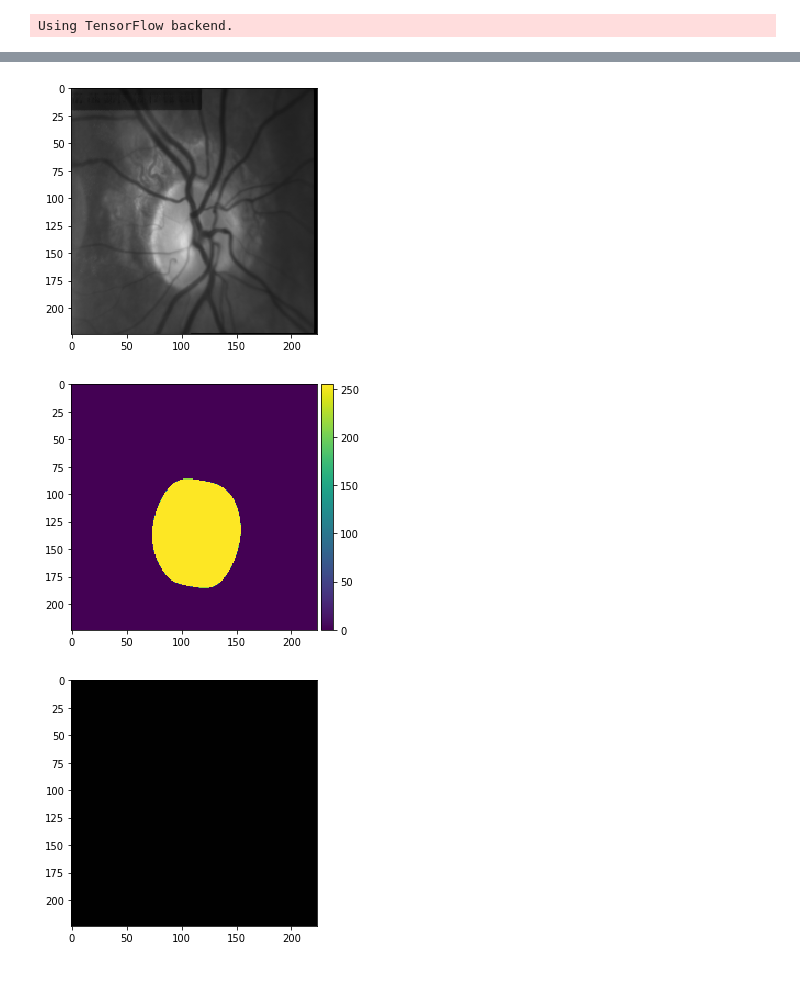
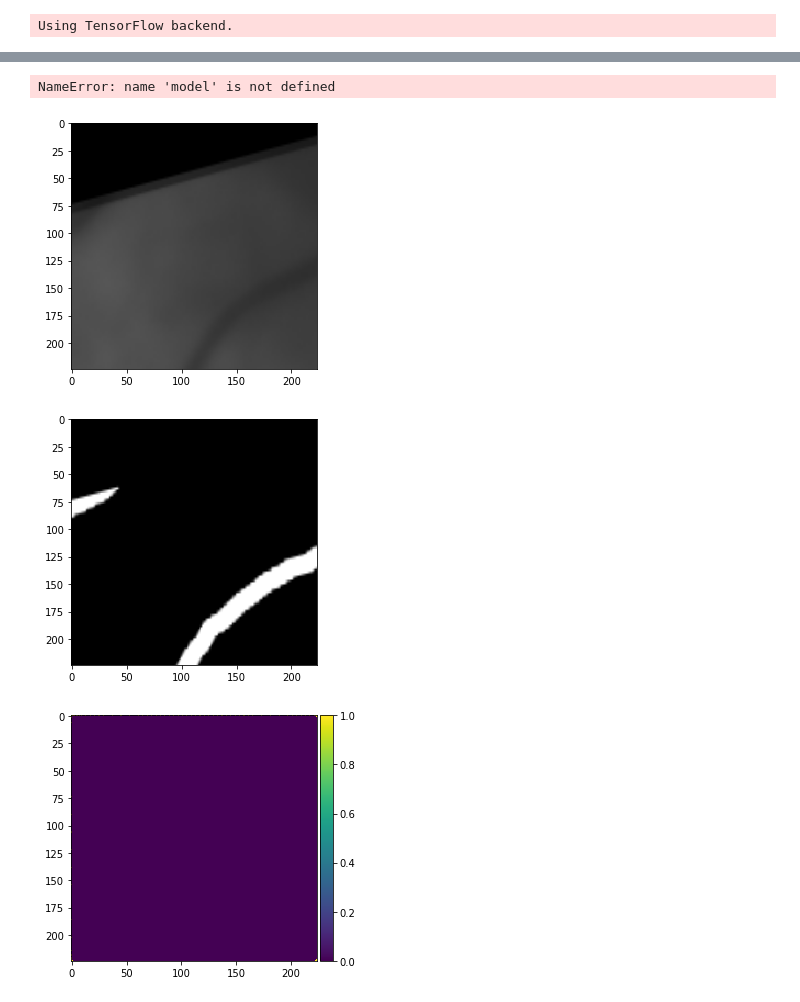
Before and after one commit to AndreaR23/vessel_segmentation, a Jupyter notebook: Test_scripts.ipynb, the cells around one changed output, grey strips where cells are left out. Cells and saved outputs as stored; diff of their text form; code cells hidden in the pictures.

```diff
--- a/Test_scripts.ipynb
+++ b/Test_scripts.ipynb
@@ -45,7 +54,7 @@ unet = Unet(img_height=img_height, img_width=img_width, img_channels=img_channel
 model = unet.create_model()
 earlystopper = EarlyStopping(patience=5, verbose=1)
 checkpointer = ModelCheckpoint('model-test.h5', verbose=1, save_best_only=True)
-results = model.fit(trainX, trainY, validation_split=0.1, batch_size=16, epochs=10,
+results = model.fit(trainX, trainY, validation_split=0.1, batch_size=32, epochs=10,
                     callbacks=[earlystopper, checkpointer])
 # %% [output]
 Creating model.
@@ -67,14 +91,16 @@ plt.legend();
 # %%
-preds = model.predict(np.array(extended_imgs).astype(np.uint8)[10:20])
-preds_t = (preds > 0.15).astype(np.uint8)
+preds = model.predict(trainX[10:20])
+preds_t = (preds > 0.15)
+# %% [output]
+NameError: name 'model' is not defined
 # %%
-imshow(np.array(extended_imgs).astype(np.uint8)[16])
+imshow(trainX[18])
 plt.show()
-imshow(np.squeeze(np.array(extended_masks)[16]))
+imshow(np.squeeze(trainY[18]))
 plt.show()
 imshow(np.squeeze(preds_t[6]))
 plt.show()
 # %% [output]
-[figure, old version]
+[figure, new version]
-[figure, old version]
+[figure, new version]
-[figure, old version]
+[figure, new version]
```
Also changed, not shown: parts of 4 cells of this notebook, 1 other file.
